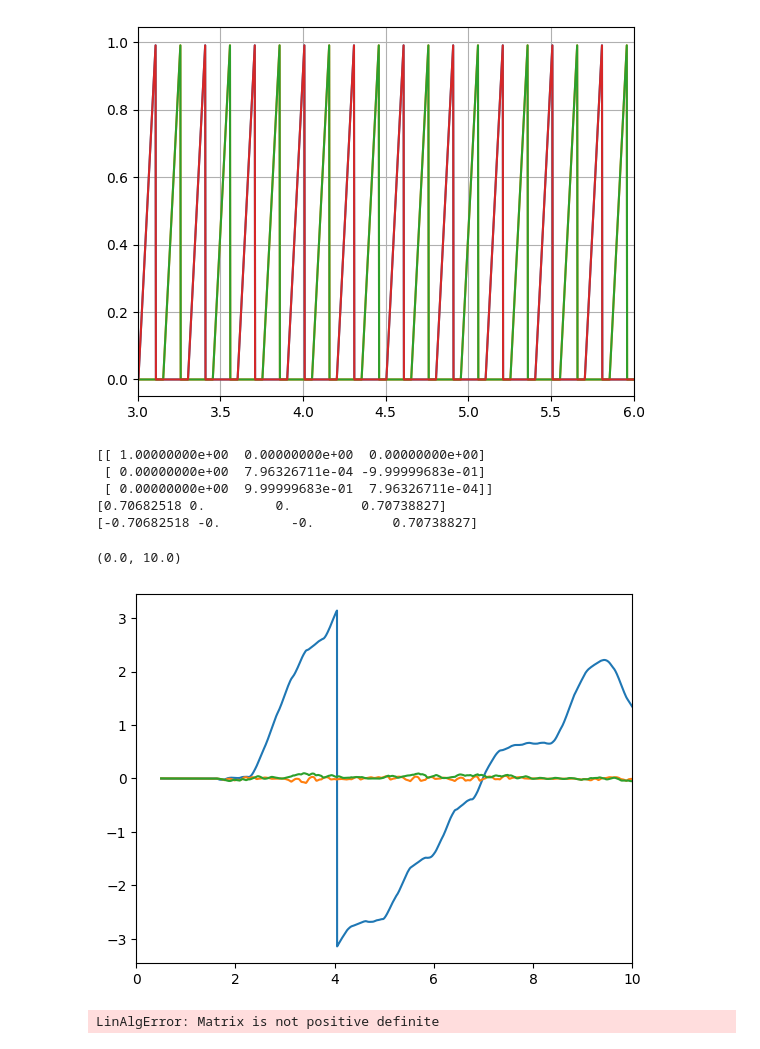
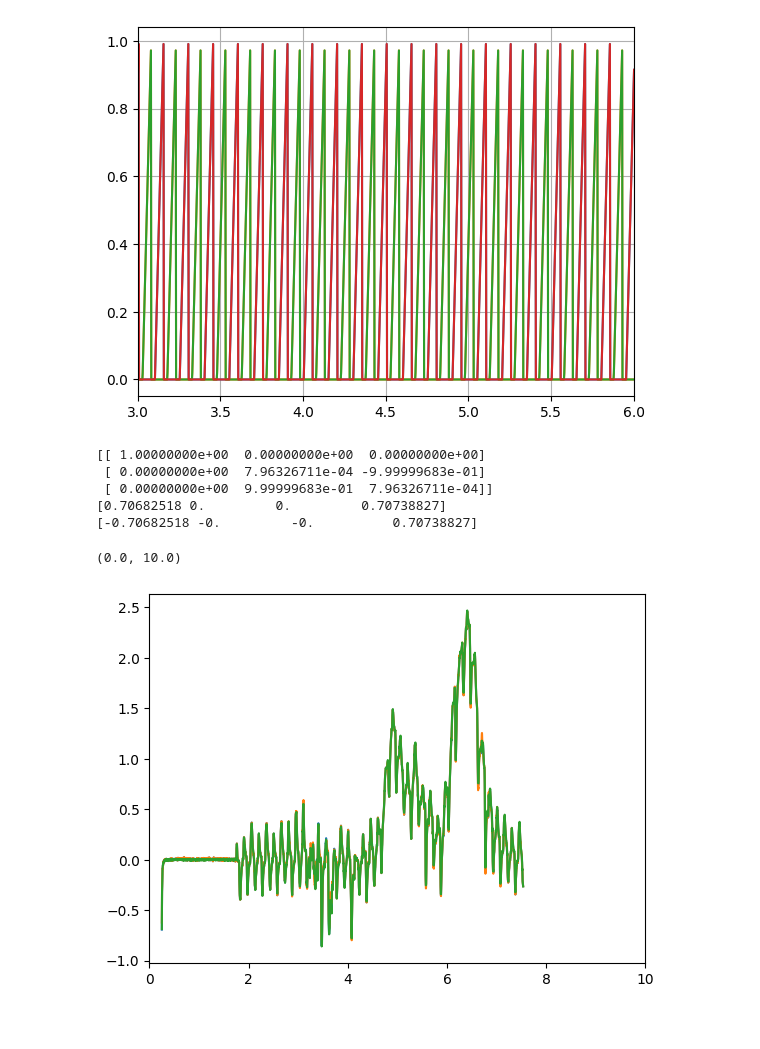
Before and after one commit to bearves/PyDog, a Jupyter notebook: StateEstTuning/Tuning_EKF.ipynb, the cells around one changed output. Drawn from its saved outputs; the diff is of its cells as text; code cells hidden in the pictures.

```diff
--- a/StateEstTuning/Tuning_EKF.ipynb
+++ b/StateEstTuning/Tuning_EKF.ipynb
@@ -8,30 +8,30 @@ from scipy.spatial.transform import Rotation as rot
 from RobotController import RobotStateEstimate as rse
 # %%
 # read test data from log file
-timestep = 2
+timestep = 4
 dt = 0.001 * timestep
-data = np.loadtxt('log1.csv', delimiter=',', dtype=np.float64)
+data = np.loadtxt('log.csv', delimiter=',', dtype=np.float64)
 cnt = data[:, 0]
 time = cnt * dt
 snsr_acc =        data[:, 1:4]
 snsr_gyr =       data[:, 4:7]
 snsr_orn =       data[:, 7:11]
 jnt_act_pos =     data[:, 11:23]
 jnt_act_vel =     data[:, 23:35]
 jnt_ref_trq =     data[:, 35:47]
 support_state =   data[:, 47:51]
 support_phase =   data[:, 51:55]
 body_act_pos =    data[:, 55:58]
 body_act_vel =    data[:, 58:61]
 body_act_orn =    data[:, 61:65]
 body_act_angvel = data[:, 65:68]
 
 plt.plot(time, support_phase)
 plt.xlim([3,6])
 plt.grid(True)
 # plt.show()
 # %% [output]
-[figure, old version]
+[figure, new version]
 # %%
 # add noise to raw sensor data
 snsr_acc += np.random.normal(0, 1.75e-3 * 33, snsr_acc.shape)
@@ -93,8 +93,9 @@ for i in range(time.size):
     rpy_wb[i, :] = rot.from_quat(q_wb).as_euler('ZYX')
 
 
-#plt.plot(time, body_acc_w)
-plt.plot(time, rpy_wb)
+plt.plot(time, body_gyr_w[:, 2])
+plt.plot(time, body_gyr_b[:, 2])
+plt.plot(time, body_act_angvel[:, 2])
 plt.xlim([0,10])
 # %% [output]
 [[ 1.00000000e+00  0.00000000e+00  0.00000000e+00]
@@ -103,7 +104,7 @@ plt.xlim([0,10])
 [0.70682518 0.         0.         0.70738827]
 [-0.70682518 -0.         -0.          0.70738827]
 (0.0, 10.0)
-[figure, old version]
+[figure, new version]
 # %%
 # feed data to state estimator
 body_pos_init = body_act_pos[0, :]
@@ -129,8 +130,6 @@ for i in range(0, total_step):
         support_phase[i, :] )
     x = estimator.get_results()
     robot_state[i, :] = x
-# %% [output]
-LinAlgError: Matrix is not positive definite
 # %%
 # convert robot orn into rpy for read
 est_p_wb = robot_state[:, 0:3]
```
Also changed, not shown: parts of 4 cells of this notebook, 3 other files.
